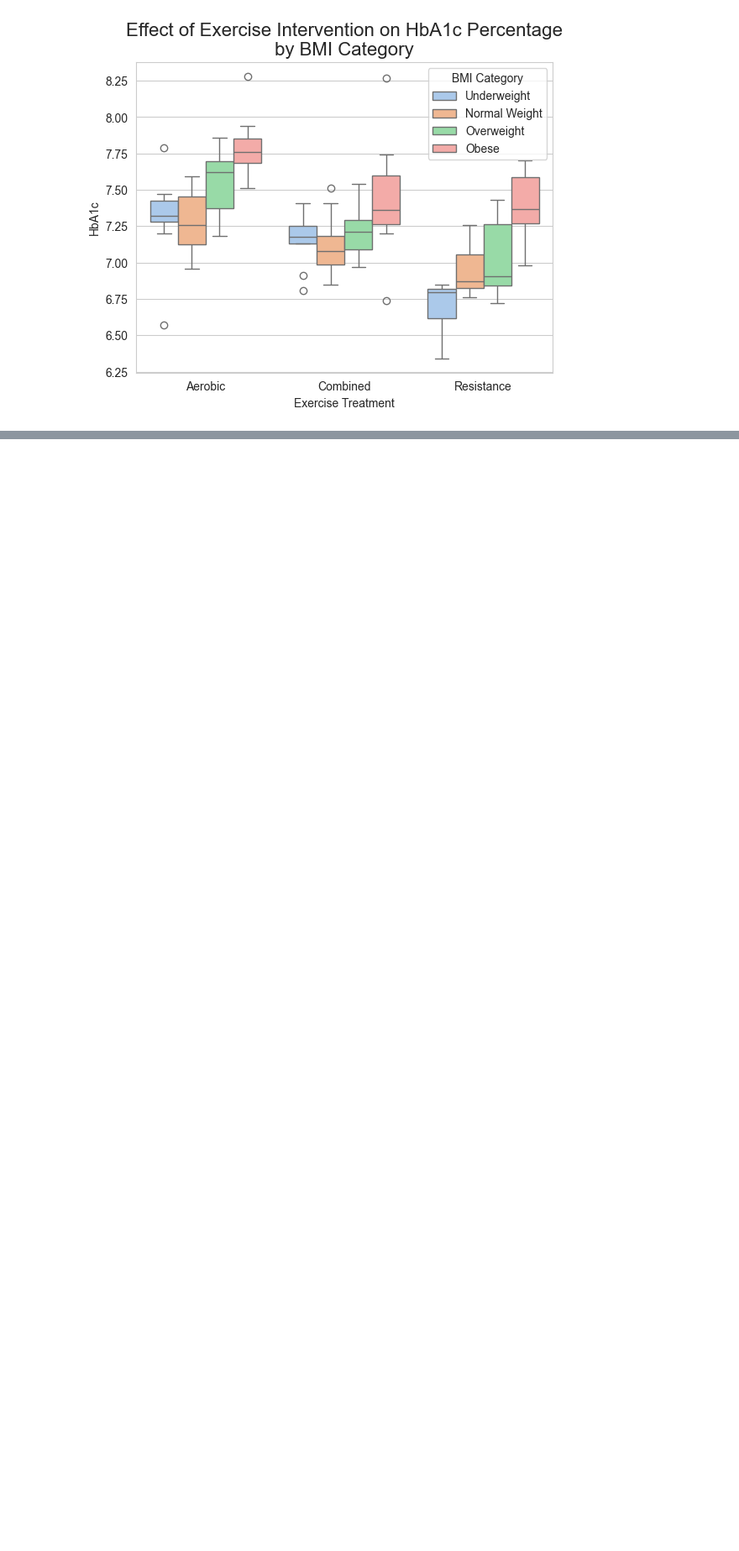
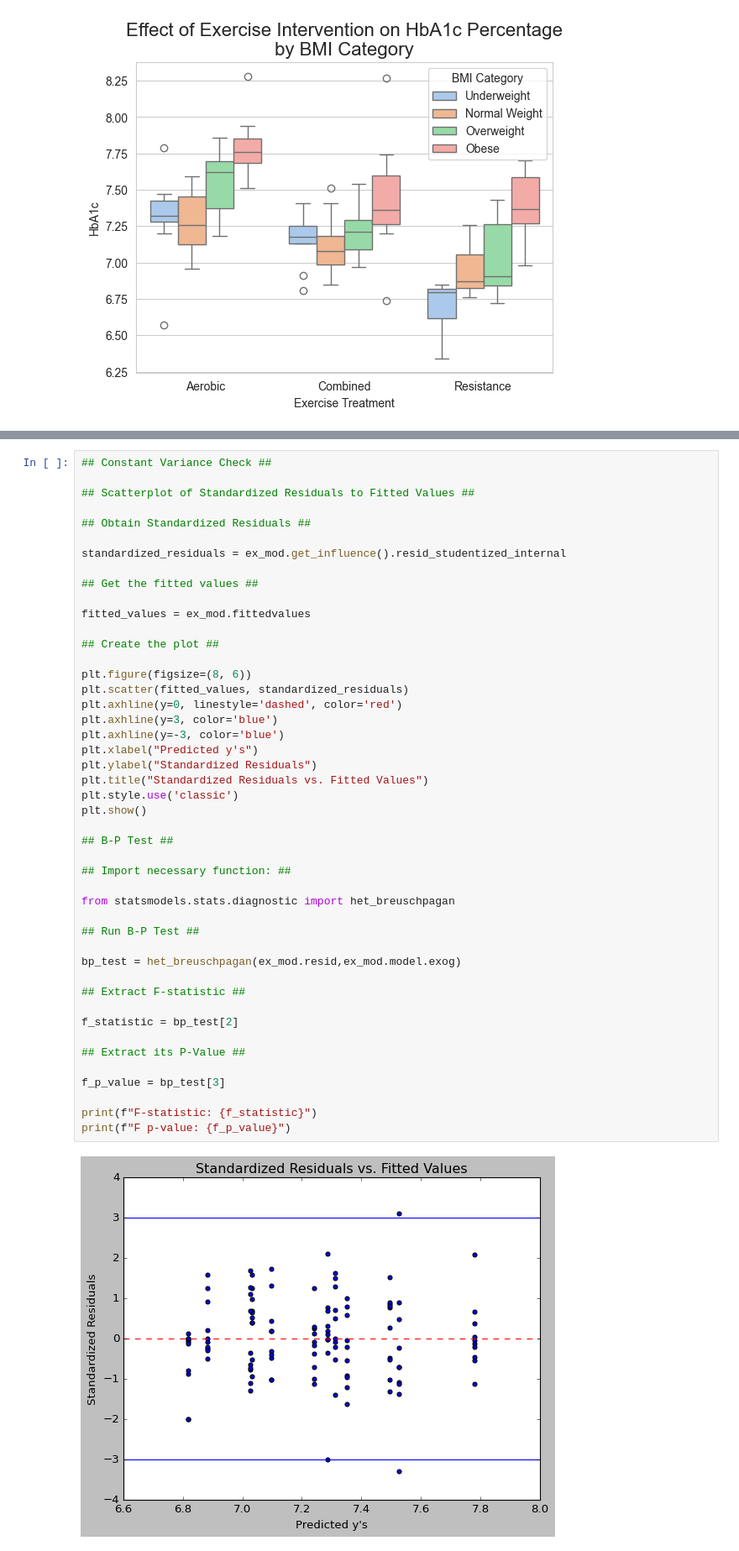
Before and after one commit to thomassonisa/STAT-7220-Applied-Experimental-Design, a Jupyter notebook: Random Block Design and Latin Squares/Intro-to-Randomized-Block-Design.ipynb, the cells around one changed output, grey strips where cells are left out. Shown: that part at 84% size. Drawn from its saved outputs; the diff is of its cells as text; blank space fills up the shorter version.

```diff
--- a/Random Block Design and Latin Squares/Intro-to-Randomized-Block-Design.ipynb
+++ b/Random Block Design and Latin Squares/Intro-to-Randomized-Block-Design.ipynb
@@ -307,0 +378,48 @@ $$ \text{Explained Variation} = b\sum_{i=1}^t(\bar{y}_{i\cdot} - \bar{y}_{\cdot\
+# %%
+## Constant Variance Check ##
+
+## Scatterplot of Standardized Residuals to Fitted Values ##
+
+## Obtain Standardized Residuals ##
+
+standardized_residuals = ex_mod.get_influence().resid_studentized_internal
+
+## Get the fitted values ##
+
+fitted_values = ex_mod.fittedvalues
+
+## Create the plot ##
+
+plt.figure(figsize=(8, 6))
+plt.scatter(fitted_values, standardized_residuals)
+plt.axhline(y=0, linestyle='dashed', color='red')
+plt.axhline(y=3, color='blue')
+plt.axhline(y=-3, color='blue')
+plt.xlabel("Predicted y's")
+plt.ylabel("Standardized Residuals")
+plt.title("Standardized Residuals vs. Fitted Values")
+plt.style.use('classic')
+plt.show()
+
+## B-P Test ##
+
+## Import necessary function: ##
+
+from statsmodels.stats.diagnostic import het_breuschpagan
+
+## Run B-P Test ##
+
+bp_test = het_breuschpagan(ex_mod.resid,ex_mod.model.exog)
+
+## Extract F-statistic ##
+
+f_statistic = bp_test[2]
+
+## Extract its P-Value ##
+
+f_p_value = bp_test[3]
+
+print(f"F-statistic: {f_statistic}")
+print(f"F p-value: {f_p_value}")
+# %% [output]
+[figure, added]
```
Also changed, not shown: parts of 11 cells of this notebook.
